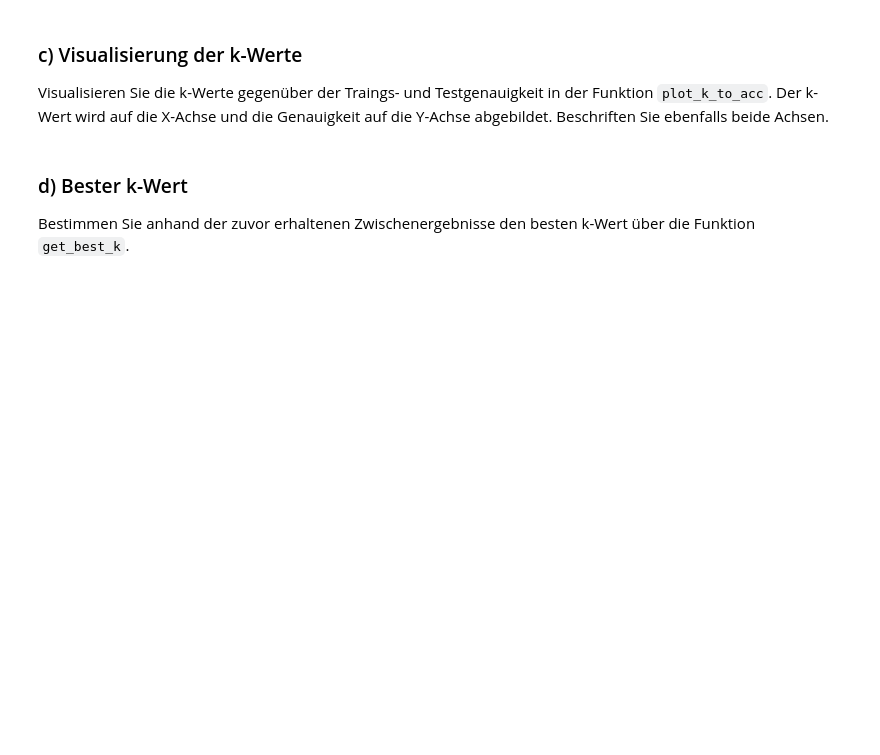
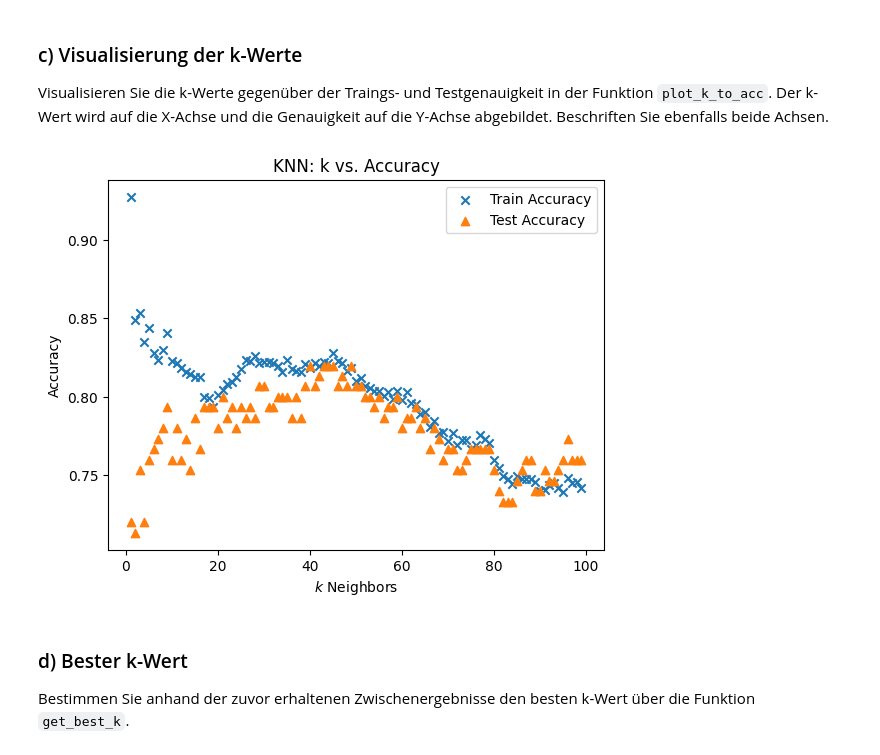
Before and after one commit to ytttkxo/Data-Mining-und-Maschinelles-Lernen, a Jupyter notebook: 02_Vorlage.ipynb, the cells around one changed output. Drawn from its saved outputs; the diff is of its cells as text; code cells hidden in the pictures; blank space fills up the shorter version.

Commit message:
Complete assignment 02 kNN accuracy plot

```diff
--- a/02_Vorlage.ipynb
+++ b/02_Vorlage.ipynb
@@ -386,10 +386,18 @@ Achsen.
 # %%
 def plot_k_to_acc(ks: range, acc_train: np.ndarray, acc_test: np.ndarray) -> None:
     """Plottet die k-Werte in Relation zu ihrer jeweiligen Trainings- und
     Testgenauigkeit."""
-    raise NotImplementedError
-
+    plt.figure()
+    plt.scatter(ks, acc_train, label="Train Accuracy", marker="x")
+    plt.scatter(ks, acc_test, label="Test Accuracy", marker="^")
+    plt.xlabel("$k$ Neighbors")
+    plt.ylabel("Accuracy")
+    plt.title("KNN: k vs. Accuracy")
+    plt.legend()
+    plt.show()
 plot_k_to_acc(ks, acc_train, acc_test)
+# %% [output]
+[figure, added]
 # %% [markdown]
 ### d) Bester k-Wert
 Bestimmen Sie anhand der zuvor erhaltenen Zwischenergebnisse den besten k-Wert über die Funktion
```
